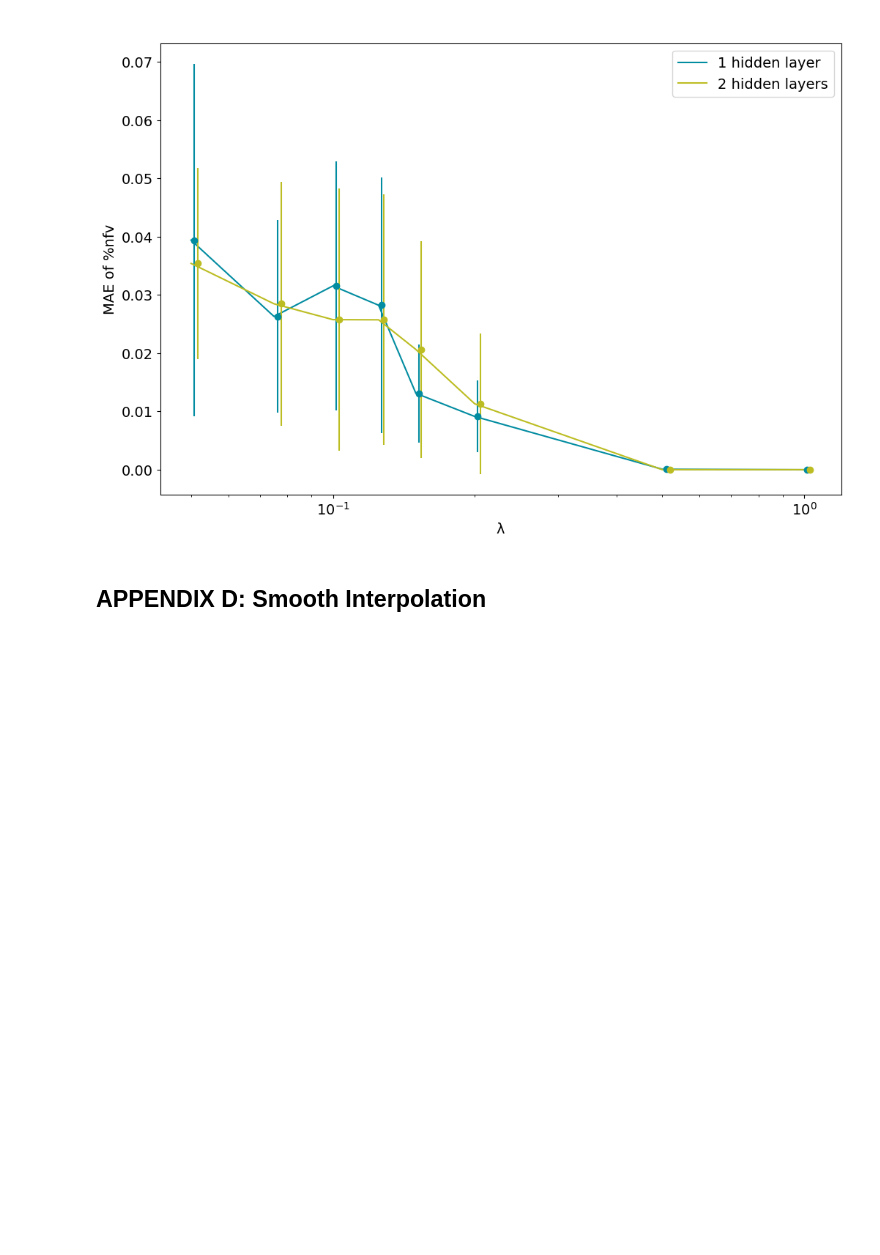
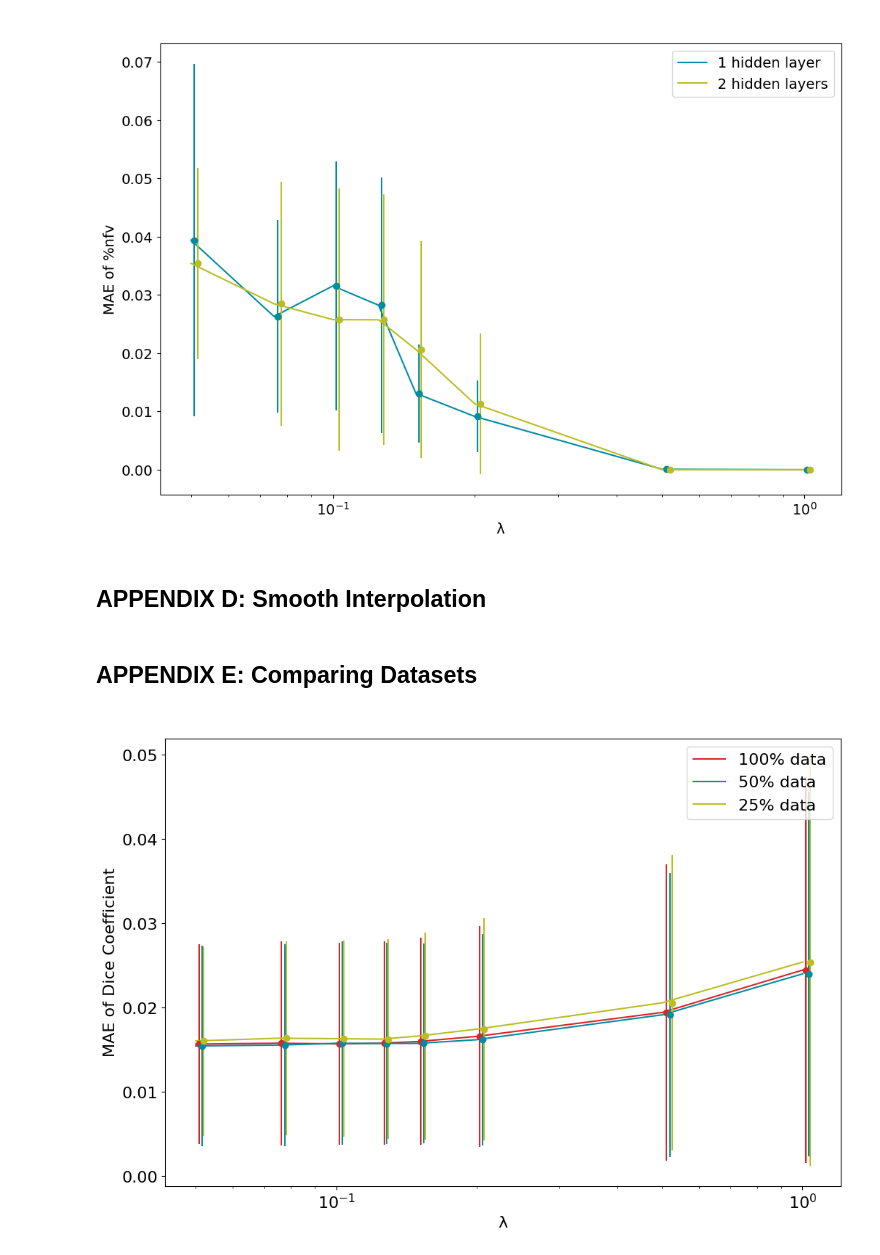
Before and after one commit to aisha-lawal/hyperpredict, a Jupyter notebook: visualizations/hyperpredict_clapirn.ipynb, the cells around one changed output. Cells and saved outputs as stored; diff of their text form; code cells hidden in the pictures; blank space fills up the shorter version.

Commit message:
experiment on size of dataset

```diff
--- a/testing/hyperpredict_clapirn.ipynb
+++ b/visualizations/hyperpredict_clapirn.ipynb
@@ -560,3 +533,59 @@ with torch.no_grad():
 # plt.xlabel("λ")
 # plt.ylabel("Dice Coefficient")
 # plt.title("")
+# %% [markdown]
+## APPENDIX E: Comparing Datasets
+# %%
+
+hundered_percent_data = pd.read_csv("../results/symnet_clapirn/sampled_lamda_values_images.csv")
+hundered_percent_data = hundered_percent_data[hundered_percent_data["lamda"] >= 0.05]
+fifty_percent_data = pd.read_csv("../results/symnet_clapirn/data_size/mean_encoding_0.5%_data_values_images_target_values.csv")
+twentyfive_percent_data = pd.read_csv("../results/symnet_clapirn/data_size/mean_encoding_0.25%_data_values_images_target_values.csv")
+
+lamda = fifty_percent_data["lamda"].unique()
+lam_log = np.where(lamda > 0, np.log(lamda), np.log(lamda + 1e-5))
+
+
+x_errorbar = [0.0008,0.0013 ,0.0015,0.0017,0.0020,0.003,0.01,0.015]
+
+#100% data
+hundered_percent_data["dice_difference"] = abs(hundered_percent_data["predicted_dice"] - hundered_percent_data["target_dice"])
+hundered_percent_data["std_dev"] = np.std(hundered_percent_data["predicted_dice"] - hundered_percent_data["target_dice"], axis = 0)
+mean_difference =  hundered_percent_data.groupby("lamda").mean().reset_index()
+std_dev = hundered_percent_data.groupby("lamda").std().reset_index()
+sns.lineplot(x=lamda, y=mean_difference["dice_difference"], color="#d62728")
+plt.errorbar(x_errorbar+lamda, mean_difference["dice_difference"], yerr=std_dev["dice_difference"], fmt='o', color = '#d62728')
+
+#50% data
+fifty_percent_data["dice_difference"] = abs(fifty_percent_data["predicted_dice"] - fifty_percent_data["target_dice"])
+fifty_percent_data["std_dev"] = np.std(fifty_percent_data["predicted_dice"] - fifty_percent_data["target_dice"], axis = 0)
+mean_difference =  fifty_percent_data.groupby("lamda").mean().reset_index()
+std_dev = fifty_percent_data.groupby("lamda").std().reset_index()
+sns.lineplot(x=lamda, y=mean_difference["dice_difference"], color="#028ca1")
+plt.errorbar([x*2 for x in x_errorbar]+lamda, mean_difference["dice_difference"], yerr=std_dev["dice_difference"], fmt='o', color = '#028ca1')
+
+
+#25% data
+twentyfive_percent_data["dice_difference"] = abs(twentyfive_percent_data["predicted_dice"] - twentyfive_percent_data["target_dice"])
+mean_difference =  twentyfive_percent_data.groupby("lamda").mean().reset_index()
+std_dev = twentyfive_percent_data.groupby("lamda").std().reset_index()
+sns.lineplot(x=lamda, y=mean_difference["dice_difference"], color="#bcbd22")
+plt.errorbar([x*2.5 for x in x_errorbar]+lamda, mean_difference["dice_difference"], yerr=std_dev["dice_difference"], fmt='o', color = '#bcbd22')
+
+
+# Create custom legend
+custom_legend = [
+    plt.Line2D([0], [0], color='#d62728',  linestyle='-', markersize=5),
+    plt.Line2D([0], [0], color='#028ca1',  linestyle='-', markersize=5),
+    plt.Line2D([0], [0], color='#bcbd22', linestyle='-', markersize=5),
+]
+legend_labels = ['100% data','50% data', '25% data']
+
+plt.legend(custom_legend, legend_labels)
+plt.title(" ");
+plt.xlabel("λ");
+plt.ylabel("MAE of Dice Coefficient");
+plt.xscale("log")
+plt.show()
+# %% [output]
+[figure, added]
```
Also changed, not shown: parts of 9 cells of this notebook.
